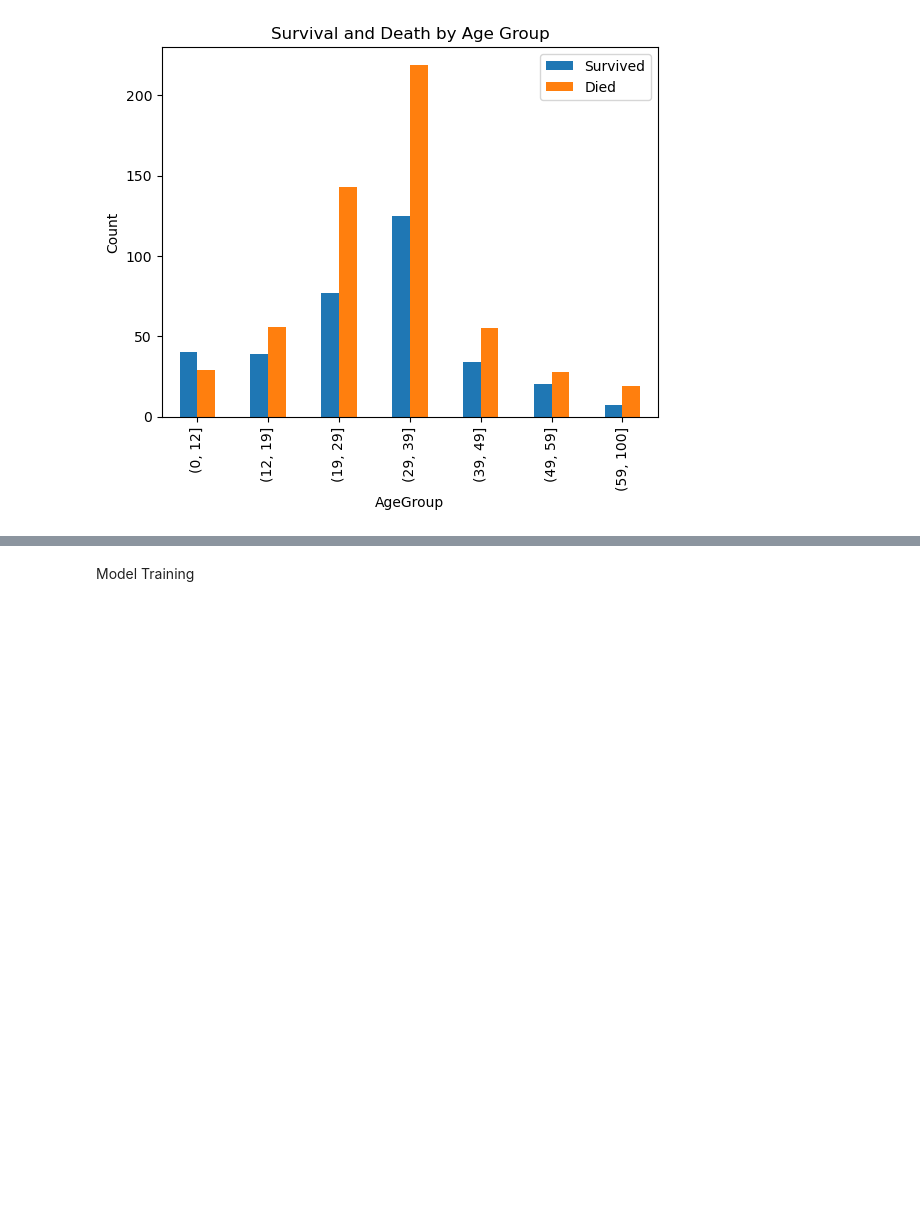
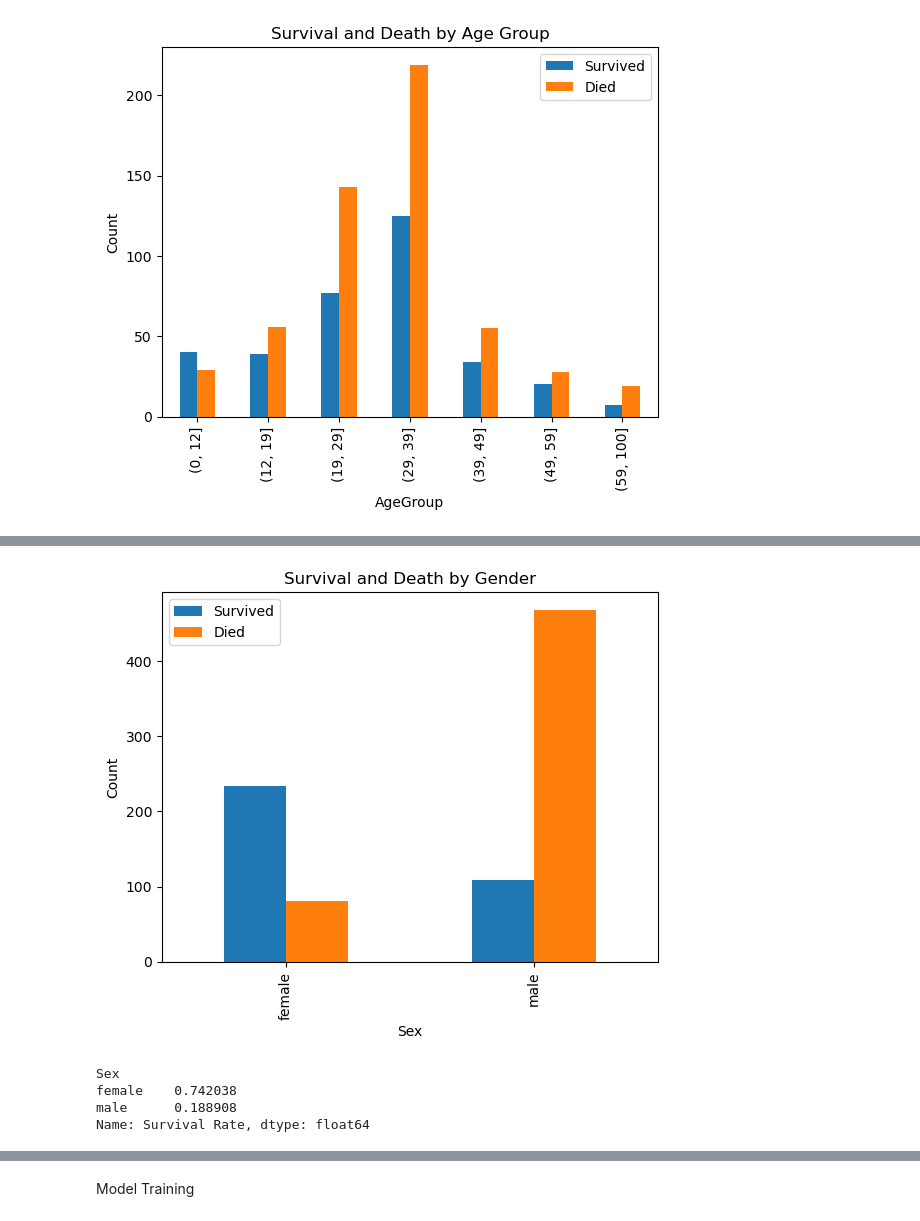
Before and after one commit to kennethcollins138/titanic_model, a Jupyter notebook: survival_rate.ipynb, the cells around one changed output, grey strips where cells are left out. Drawn from its saved outputs; the diff is of its cells as text; code cells hidden in the pictures; blank space fills up the shorter version.

```diff
--- a/survival_rate.ipynb
+++ b/survival_rate.ipynb
@@ -124,0 +150,22 @@ plt.show()
+# %%
+#Viewing gender survival percentages
+gender_grouped = titanic_df.groupby('Sex')['Survived'].sum()
+gender_death = titanic_df.groupby('Sex')['Survived'].apply(count_zeros)
+
+#dataframe for easier visualization
+gender_survival_data = pd.DataFrame({'Survived': gender_grouped, 'Died': gender_death})
+gender_survival_data.plot(kind='bar', stacked=False)
+plt.ylabel('Count')
+plt.title('Survival and Death by Gender')
+plt.show()
+
+#Percentages
+gender_survival_data['Total'] = gender_survival_data["Survived"] + gender_survival_data['Died']
+gender_survival_data['Survival Rate'] = gender_survival_data['Survived'] / gender_survival_data['Total']
+print(gender_survival_data['Survival Rate'])
+# %% [output]
+[figure, added]
+Sex
+female    0.742038
+male      0.188908
+Name: Survival Rate, dtype: float64
```
Also changed, not shown: parts of 6 cells of this notebook, 1 other file.
